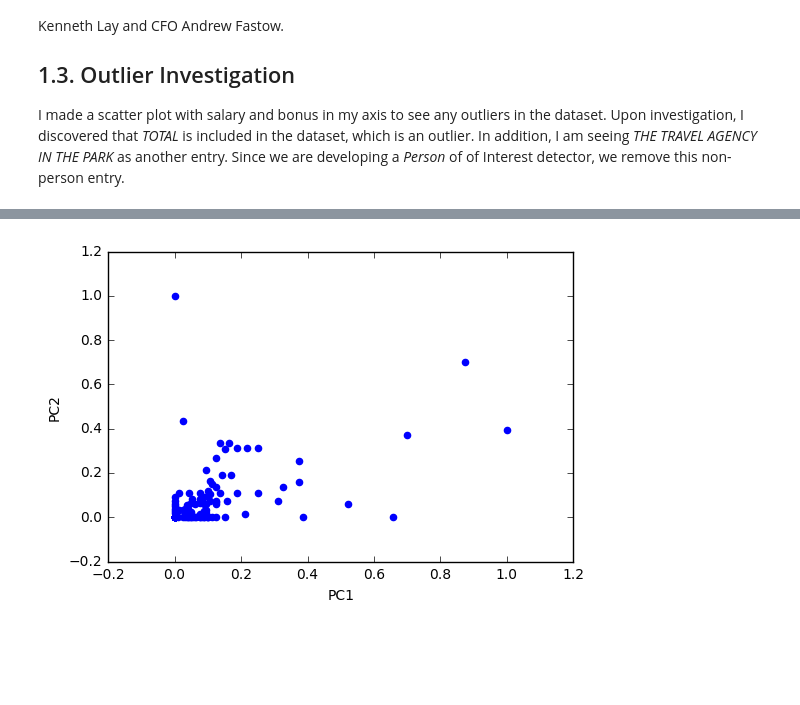
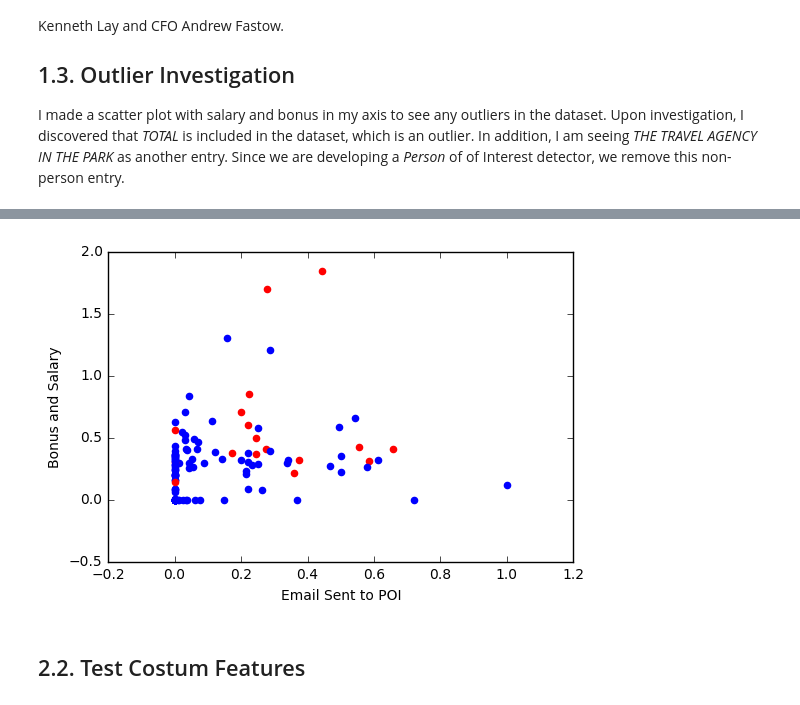
Before and after one commit to cmd-master/iml-enron-fraudcase, a Jupyter notebook: final_project/poi_analysis.ipynb, the cells around one changed output, grey strips where cells are left out. Drawn from its saved outputs; the diff is of its cells as text; code cells hidden in the pictures; blank space fills up the shorter version.

```diff
--- a/final_project/poi_analysis.ipynb
+++ b/final_project/poi_analysis.ipynb
@@ -16,6 +16,7 @@ import pprint
 sys.path.append("../tools/")
 from feature_format import featureFormat, targetFeatureSplit
 from tester import dump_classifier_and_data
+from sklearn.cross_validation import train_test_split
 
 ### Task 1: Select what features you'll use.
 ### features_list is a list of strings, each of which is a feature name.
@@ -24,7 +25,9 @@ features_list = ['poi', 'salary', 'bonus', 'deferral_payments', 'total_payments'
                  'loan_advances', 'restricted_stock_deferred',
                  'deferred_income', 'total_stock_value', 'expenses',
                  'exercised_stock_options', 'other', 'long_term_incentive',
-                 'restricted_stock', 'director_fees']
+                 'restricted_stock', 'director_fees', 'to_messages',
+                 'from_poi_to_this_person', 'from_messages',
+                 'from_this_person_to_poi', 'shared_receipt_with_poi']
 
 ### Load the dictionary containing the dataset
 with open("final_project_dataset.pkl", "r") as data_file:
@@ -80,4 +83,5 @@ When Enron was at the brink of going under, most of the executives tried to get
 # %%
+### Task 3: Create new feature(s)
 from sklearn.decomposition import PCA
 from sklearn.preprocessing import MinMaxScaler
 
@@ -97,6 +101,9 @@ def doPCA(dat):
 def addNewFeature(dat, num, name):
     new = {}
     keys = []
+    if name not in features_list:
+        features_list.append(name)
+
     for key in dat.keys():
         keys.append(key)
     keys = sorted(keys)
@@ -109,53 +116,68 @@ def addNewFeature(dat, num, name):
     return new
 
 def selectFeatures(dat, var):
     new = []
     feat = []
     for i, u in enumerate(var):
         feat.append(features_list.index(u) - 1)
 
     for v in dat:
         elem = []
-        elem.append(v[feat[0]])
-        elem.append(v[feat[1]])
+        for f in feat:
+            elem.append(v[f])
         new.append(elem)
 
     return np.array(new)
 
 def computeFraction(dat):
     new = []
     for i in dat:
         elem = []
-        if (i[0] != 0) | (i[1] != 0):
+        if (i[0] <= 0) | (i[1] <= 0):
+            elem.append(0.)
+        else:
             elem.append(i[0] / i[1])
-        else:
-            elem.append(0.)
+
+        new.append(elem)
+    return np.array(new)
+
+def computeSum(dat):
+    new = []
+    for i in dat:
+        elem = []
+        total = sum(i)
+        elem.append(total)
         new.append(elem)
     return np.array(new)
 
 feat_re = doScale(features)
 
-bonus_re = selectFeatures(feat_re, ["bonus", "long_term_incentive"])
-bonus_pca = doPCA(bonus_re)
+bonus_re = selectFeatures(feat_re, ["bonus", "salary"])
+bonus_sc = doScale(bonus_re)
+bonus_sm = computeSum(bonus_sc)
 
-stocks = selectFeatures(features, ["exercised_stock_options", "total_stock_value"])
-stock_sold = computeFraction(stocks)
+email_from = selectFeatures(features, ["from_this_person_to_poi", "from_messages"])
+emailto_poi = computeFraction(email_from)
 
-# pprint.pprint(bonus_pca)
-# pprint.pprint(stock_sold)
-# pprint.pprint(my_dataset)
+def plotComparison(labels, feat1, feat2):
+    for xx, jj, ii in zip(labels, feat1, feat2):
+        if xx == 0:
+            plt.scatter(jj, ii, color="b")
+        else:
+            plt.scatter(jj, ii, color="r")
 
-# # first_pc = pca.components_[0]
-# # second_pc = pca.components_[1]
-
-def plotPCA(pca, scaled):
-    for jj, ii in zip(pca, scaled):
-        plt.scatter(jj[0], jj[1], color="b")
-
-    plt.xlabel("PC1")
-    plt.ylabel("PC2")
+    plt.ylabel("Bonus and Salary")
+    plt.xlabel("Email Sent to POI")
     plt.show()
 
-plotPCA(bonus_re, stock_sold)
+plotComparison(labels, emailto_poi, bonus_sm)
+
+my_dataset = addNewFeature(my_dataset, bonus_sm, "bonus_salary")
+my_dataset = addNewFeature(my_dataset, emailto_poi, "emailto_poi")
+# pprint.pprint(test)
+# print features_list
+# pprint.pprint(my_dataset)
 # %% [output]
-[figure, old version]
+[figure, new version]
+# %% [markdown]
+## 2.2. Test Costum Features
```
Also changed, not shown: parts of 12 cells of this notebook.
